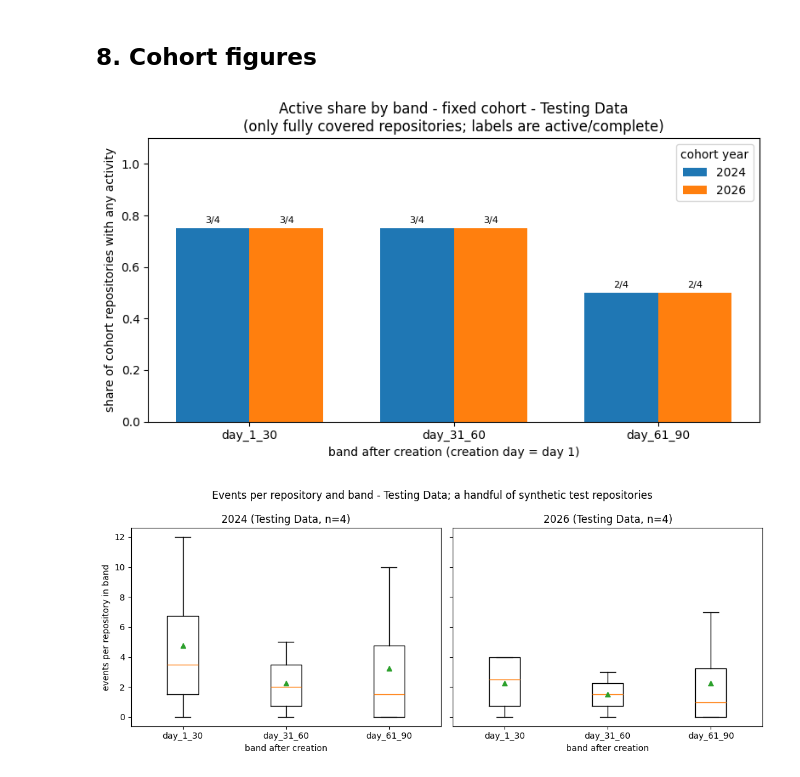
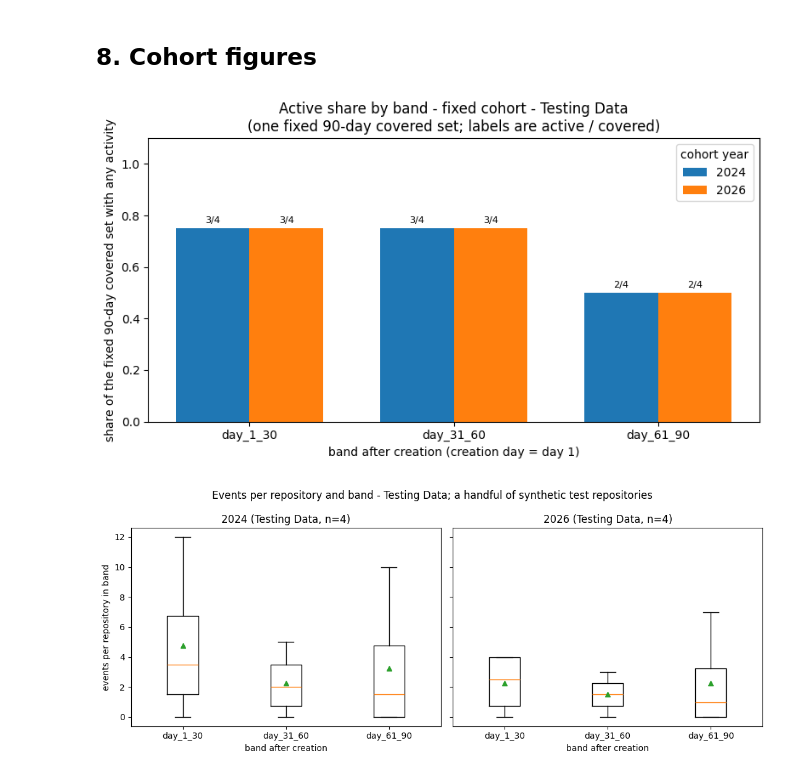
Before and after one commit to MANHO219/github_activity_analyze_project, a Jupyter notebook: c_lifecycle_analysis/cohort_90d_analysis.ipynb, the cells around one changed output. Drawn from its saved outputs; the diff is of its cells as text; code cells hidden in the pictures.

```diff
--- a/c_lifecycle_analysis/cohort_90d_analysis.ipynb
+++ b/c_lifecycle_analysis/cohort_90d_analysis.ipynb
@@ -231,7 +232,7 @@ for key, expected in expected_2024_stage.items():
     assert got == expected, (key, got, expected)
 print(f"2024: all {len(expected_2024_stage)} repository x band rows match the expected values")
 
-expected_2024_bands = {  # band -> complete, incomplete, active, ratio, total, median events, median active days
+expected_2024_bands = {  # band -> complete 90d, not complete 90d, active, ratio, total, median events, median active days
     "day_1_30": (4, 0, 3, 0.75, 19, 3.5, 2.5),
     "day_31_60": (4, 0, 3, 0.75, 9, 2.0, 2.0),
     "day_61_90": (4, 0, 2, 0.50, 13, 1.5, 1.5),
@@ -239,7 +240,7 @@ expected_2024_bands = {  # band -> complete, incomplete, active, ratio, total, m
 agg24 = res24["aggregate"].set_index("band")
 for band, (n_complete, n_incomplete, active, ratio, total, med_ev, med_ad) in expected_2024_bands.items():
     row = agg24.loc[band]
-    assert (int(row.complete_repos), int(row.incomplete_repos), int(row.active_repos)) == (
+    assert (int(row.complete_90d_repos), int(row.not_complete_90d_repos), int(row.active_repos)) == (
         n_complete, n_incomplete, active), band
     assert abs(row.active_ratio - ratio) < 1e-9 and int(row.total_events_sum) == total, band
     assert abs(row.events_median - med_ev) < 1e-9, band
@@ -358,7 +364,7 @@ expected_2026_bands = {
 agg26 = res26["aggregate"].set_index("band")
 for band, (n_complete, n_incomplete, active, ratio, total, med_ev, med_ad) in expected_2026_bands.items():
     row = agg26.loc[band]
-    assert (int(row.complete_repos), int(row.incomplete_repos), int(row.active_repos)) == (
+    assert (int(row.complete_90d_repos), int(row.not_complete_90d_repos), int(row.active_repos)) == (
         n_complete, n_incomplete, active), band
     assert abs(row.active_ratio - ratio) < 1e-9 and int(row.total_events_sum) == total, band
     assert abs(row.events_median - med_ev) < 1e-9, band
@@ -367,10 +373,11 @@ print()
 print("2026: cohort summary per band matches the expected figures")
 
 agg_m26 = res26_missing["aggregate"].set_index("band")
-assert int(agg_m26.loc["day_61_90", "complete_repos"]) == 2
-assert int(agg_m26.loc["day_61_90", "incomplete_repos"]) == 2
-assert int(agg_m26.loc["day_1_30", "complete_repos"]) == 4
-print("2026: the missing-coverage variant behaves exactly like 2024 (2 of 4 complete in band 3)")
+assert int(agg_m26.loc["day_61_90", "complete_90d_repos"]) == 2
+assert int(agg_m26.loc["day_61_90", "not_complete_90d_repos"]) == 2
+assert int(agg_m26.loc["day_1_30", "complete_90d_repos"]) == 2
+print("2026: the missing-coverage variant behaves exactly like 2024 - one fixed set of 2 fully")
+print("covered repositories provides the denominator for all three bands")
 # %% [output]
 Testing Data 2026 - fixed AI cohort: 4 repositories
            repo_id           repo_created_at repo_created_day
@@ -455,30 +466,30 @@ written to E:\A_2026CityU\C5488\group work\github_activity_analyze_project\c_lif
 # %%
 fig, ax = plt.subplots(figsize=(8, 4.5))
 positions = np.arange(len(BAND_ORDER))
 width = 0.36
 
 for offset, (year, res) in zip((-0.5, 0.5), ((2024, res24), (2026, res26))):
     agg = res["aggregate"].set_index("band").reindex(BAND_ORDER)
     xpos = positions + offset * width
     ax.bar(xpos, agg["active_ratio"], width, label=str(year))
     for xi, ratio, active, complete in zip(
-        xpos, agg["active_ratio"], agg["active_repos"], agg["complete_repos"]
+        xpos, agg["active_ratio"], agg["active_repos"], agg["complete_90d_repos"]
     ):
         ax.text(xi, ratio + 0.02, f"{int(active)}/{int(complete)}", ha="center", fontsize=8)
 
 ax.set_xticks(positions)
 ax.set_xticklabels(BAND_ORDER)
 ax.set_xlabel("band after creation (creation day = day 1)")
-ax.set_ylabel("share of cohort repositories with any activity")
+ax.set_ylabel("share of the fixed 90-day covered set with any activity")
 ax.set_ylim(0, 1.1)
 ax.set_title(f"Active share by band - fixed cohort - {DATA_KIND}\n"
-             "(only fully covered repositories; labels are active/complete)")
+             "(one fixed 90-day covered set; labels are active / covered)")
 ax.legend(title="cohort year")
 fig.tight_layout()
 fig.savefig(FIG_DIR / "cohort_active_ratio_by_band_testing.png", dpi=150)
 plt.show()
 # %% [output]
-[figure, old version]
+[figure, new version]
 # %%
 fig, axes = plt.subplots(1, 2, figsize=(11, 4.5), sharey=True)
 for ax, (year, res) in zip(axes, ((2024, res24), (2026, res26))):
```
Also changed, not shown: parts of 9 cells of this notebook, 7 other files.
